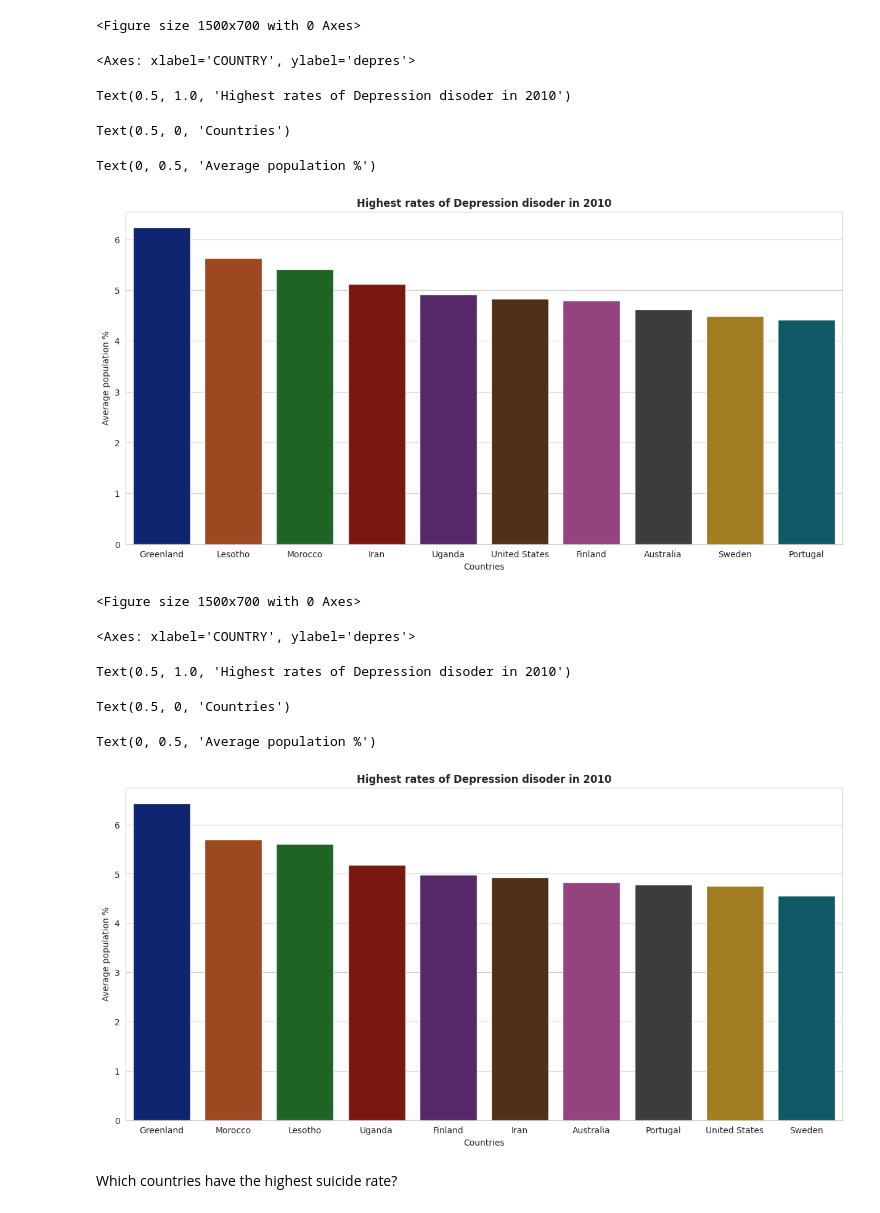
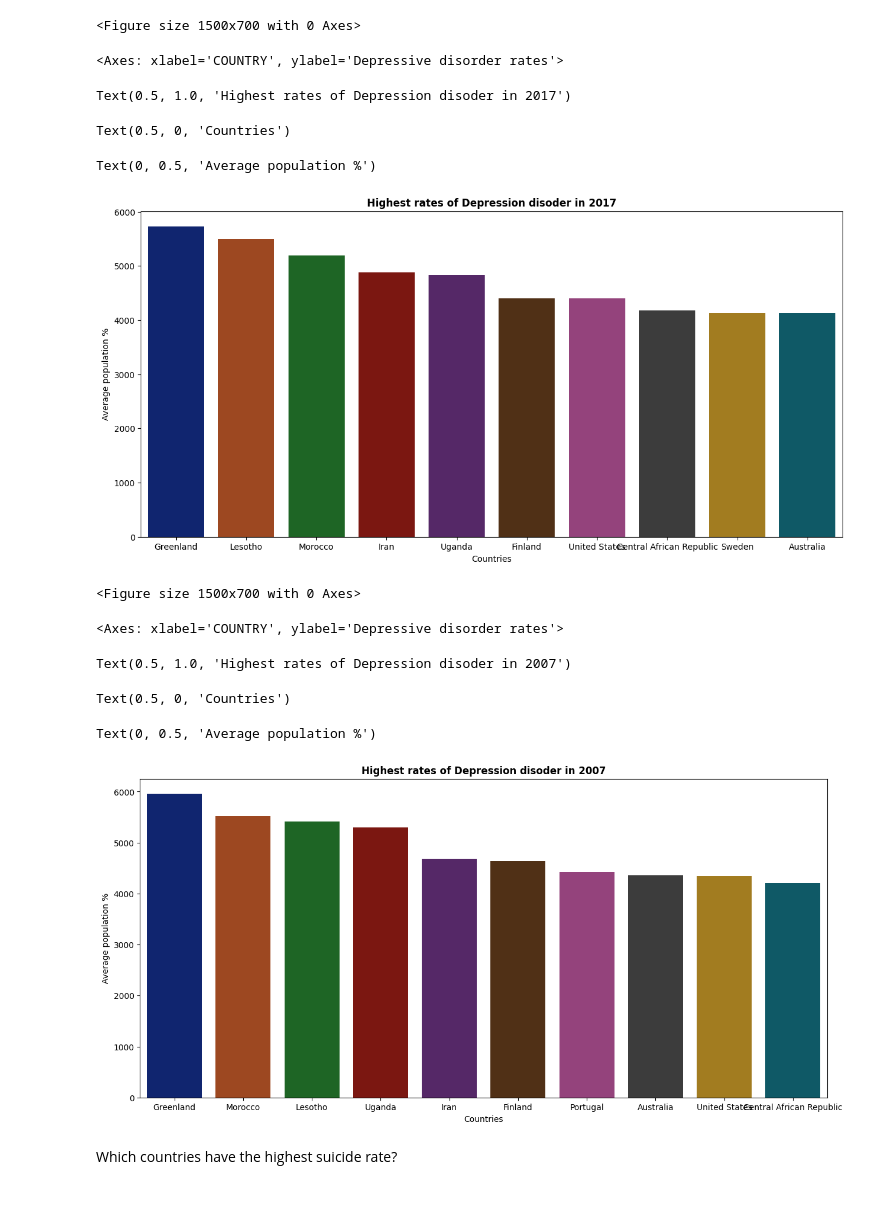
Before and after one commit to iyeboah22/GIS-DS, a Jupyter notebook: ps3.ipynb, the cells around one changed output. Cells and saved outputs as stored; diff of their text form; code cells hidden in the pictures.

```diff
--- a/ps3.ipynb
+++ b/ps3.ipynb
@@ -124,7 +96,10 @@ col_names = {'Entity': 'name',
              'Alcohol use disorders (%)':'alcohol',
              'Prevalence in males (%)':'males',
              'Prevalence in females (%)':'females',
-             '':''}
+             'Suicide rate (deaths per 100,000 individuals':'Suicide rates',
+             'Depressive disorder rates (number suffering per 100,000)':'Depressive disorder rates',
+             'Population_x':'Population'}
+
 
 mh_disorder.rename(columns=col_names,inplace=True)
 mh_disorder['schizo'] = pd.to_numeric(mh_disorder['schizo'], errors='coerce')
@@ -134,16 +109,17 @@ mh_disorder['anxiety'] = pd.to_numeric(mh_disorder['anxiety'], errors='coerce')
 mh_disorder['drug'] = pd.to_numeric(mh_disorder['drug'], errors='coerce')
 mh_disorder['males'] = pd.to_numeric(mh_disorder['males'], errors='coerce')
 mh_disorder['females'] = pd.to_numeric(mh_disorder['females'], errors='coerce')
-mh_disorder['Population_x'] = pd.to_numeric(mh_disorder['Population_x'], errors='coerce')
+mh_disorder['Population'] = pd.to_numeric(mh_disorder['Population'], errors='coerce')
 mh_disorder['Suicide rate (deaths per 100,000 individuals)'] = pd.to_numeric(mh_disorder['Suicide rate (deaths per 100,000 individuals)'], errors='coerce')
-mh_disorder['Depressive disorder rates (number suffering per 100,000)'] = pd.to_numeric(mh_disorder['Depressive disorder rates (number suffering per 100,000)'], errors='coerce')
+mh_disorder['Depressive disorder rates'] = pd.to_numeric(mh_disorder['Depressive disorder rates'], errors='coerce')
 mh_disorder['Population_y'] = pd.to_numeric(mh_disorder['Population_y'], errors='coerce')
 mh_disorder['Prevalence - Depressive disorders - Sex: Both - Age: All Ages (Number) (people suffering from depression)'] = pd.to_numeric(mh_disorder['Prevalence - Depressive disorders - Sex: Both - Age: All Ages (Number) (people suffering from depression)'], errors='coerce')
 
 
 
 mh_disorder = mh_disorder.drop(columns= ['index'])
+mh_disorder = mh_disorder.drop(columns= ['Population_y'])
 mh_disorder = mh_disorder.dropna()
 
-mh_disorder.info()
+mh_disorder.head()
 # %% [output]
@@ -169,4 +142,4 @@ country_mh = mh_disorder.merge(countries_coord, on='name',how='outer',indicator=
 country_mh.rename(columns = {'country':'ISO'}, inplace = True)
 country_mh.rename(columns = {'name':'COUNTRY'}, inplace = True)
 country_mh = country_mh.dropna()
-country_mh = country_mh.drop(columns=['Population_y', 'code']).rename(columns={'Population_x' : 'Population'}).dropna()
+country_mh = country_mh.drop(columns=['code']).rename(columns={'Population_x' : 'Population'}).dropna()
@@ -183,4 +172,5 @@ world_map = gpd.read_file('World_Countries_Generalized/World_Countries_Generaliz
 # %%
+country_mh_2017 = country_mh[country_mh['year']=='2017']
 mh_map = pd.merge(world_map,country_mh_2017, on='COUNTRY')
 
 mh_map = mh_map.drop("ISO_y",axis=1)
@@ -190,3 +180,11 @@ mh_map.rename(columns = {'ISO_x':'ISO'}, inplace = True)
 mh_map.rename(columns = {'geometry_x':'geometry'}, inplace = True)
 
 mh_map = mh_map.dropna()
+
+country_mh_2007 = country_mh[country_mh['year']=='2007']
+mh_map1 = pd.merge(world_map,country_mh_2007, on='COUNTRY')
+
+mh_map1.rename(columns = {'ISO_x':'ISO'}, inplace = True)
+mh_map1.rename(columns = {'geometry_x':'geometry'}, inplace = True)
+
+mh_map1 = mh_map1.dropna()
@@ -214,10 +219,2 @@ axs[1].set_xticks([]); axs[1].set_yticks([])
-# %%
-country_mh_2010 = country_mh_2010[country_mh['year']=='2010']
-mh_map1 = pd.merge(world_map,country_mh_2010, on='COUNTRY')
-
-mh_map1.rename(columns = {'ISO_x':'ISO'}, inplace = True)
-mh_map1.rename(columns = {'geometry_x':'geometry'}, inplace = True)
-
-mh_map1 = mh_map1.dropna()
 # %%
 fig, axs = plt.subplots(1,2, figsize=(18,15),sharey=True, tight_layout=True)
@@ -244,44 +307,44 @@ axs[1].set_xticks([]); axs[1].set_yticks([])
 plt.figure(figsize = (15,7))
 sns.barplot(data = mh_map,
             x = 'COUNTRY',
-            y = 'depres',
-            order = mh_map.sort_values('depres', ascending = False).COUNTRY.head(10),
+            y = 'Depressive disorder rates',
+            order = mh_map.sort_values('Depressive disorder rates', ascending = False).COUNTRY.head(10),
             palette = 'dark')
 
 #Set title, legend and x y axis
-plt.title('Highest rates of Depression disoder in 2010',
+plt.title('Highest rates of Depression disoder in 2017',
           fontweight='bold')
 
 plt.xlabel('Countries')
 plt.ylabel('Average population %')
 # %% [output]
 <Figure size 1500x700 with 0 Axes>
-<Axes: xlabel='COUNTRY', ylabel='depres'>
+<Axes: xlabel='COUNTRY', ylabel='Depressive disorder rates'>
-Text(0.5, 1.0, 'Highest rates of Depression disoder in 2010')
+Text(0.5, 1.0, 'Highest rates of Depression disoder in 2017')
 Text(0.5, 0, 'Countries')
 Text(0, 0.5, 'Average population %')
-[figure, old version]
+[figure, new version]
 # %%
 plt.figure(figsize = (15,7))
 sns.barplot(data = mh_map1,
             x = 'COUNTRY',
-            y = 'depres',
-            order = mh_map1.sort_values('depres', ascending = False).COUNTRY.head(10),
+            y = 'Depressive disorder rates',
+            order = mh_map1.sort_values('Depressive disorder rates', ascending = False).COUNTRY.head(10),
             palette = 'dark')
 
 #Set title, legend and x y axis
-plt.title('Highest rates of Depression disoder in 2010',
+plt.title('Highest rates of Depression disoder in 2007',
           fontweight='bold')
 
 plt.xlabel('Countries')
 plt.ylabel('Average population %')
 # %% [output]
 <Figure size 1500x700 with 0 Axes>
-<Axes: xlabel='COUNTRY', ylabel='depres'>
+<Axes: xlabel='COUNTRY', ylabel='Depressive disorder rates'>
-Text(0.5, 1.0, 'Highest rates of Depression disoder in 2010')
+Text(0.5, 1.0, 'Highest rates of Depression disoder in 2007')
 Text(0.5, 0, 'Countries')
 Text(0, 0.5, 'Average population %')
-[figure, old version]
+[figure, new version]
 # %% [markdown]
 Which countries have the highest suicide rate?
 # %%
```
Also changed, not shown: parts of 26 cells of this notebook.
